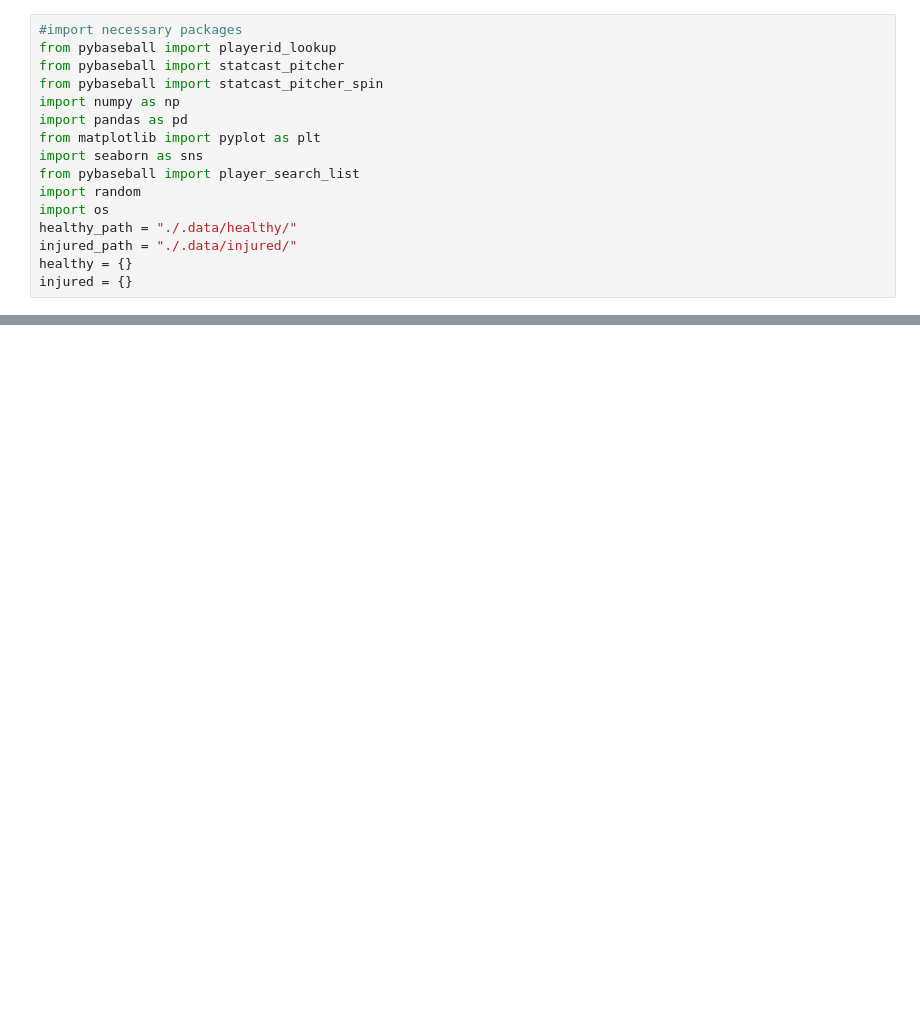
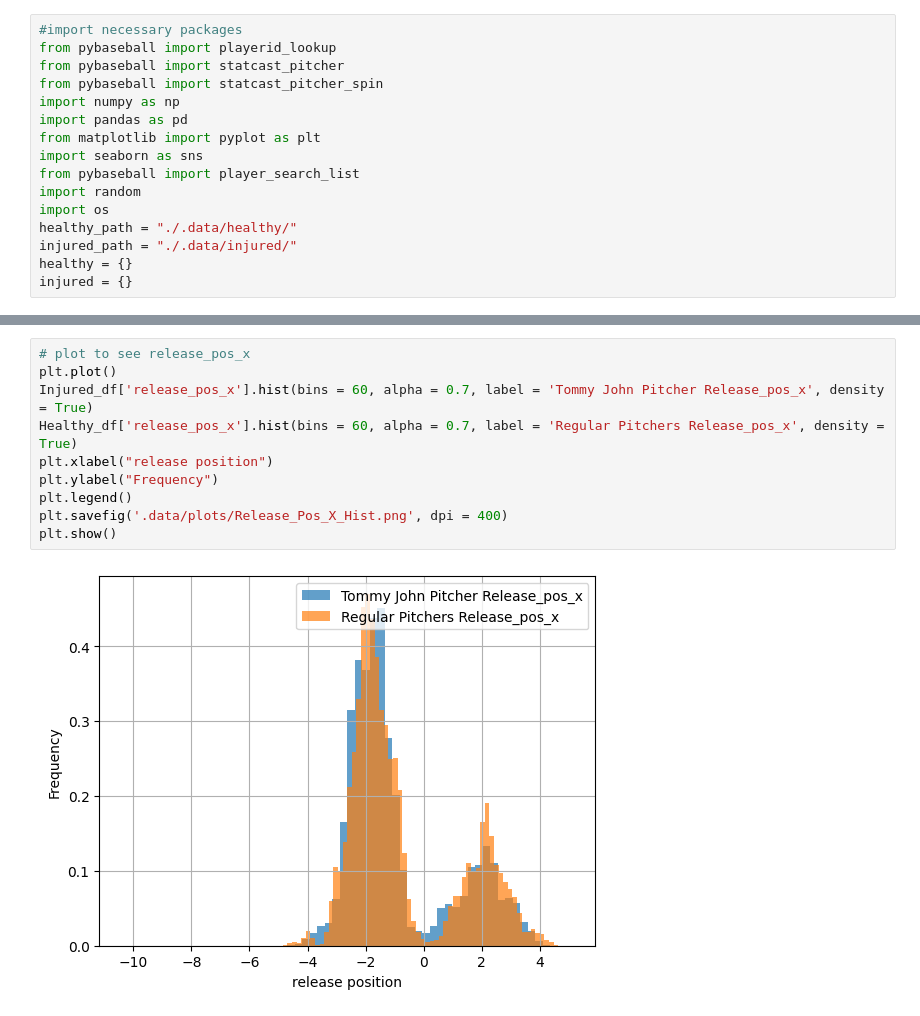
Before and after one commit to akankshb/tommy_john_surgery_modeling, a Jupyter notebook: EDA_notebook.ipynb, the cells around one changed output, grey strips where cells are left out. Saved outputs shown, nothing was run; the diff lists cells and outputs as text; blank space fills up the shorter version.

```diff
--- a/EDA_notebook.ipynb
+++ b/EDA_notebook.ipynb
@@ -115,0 +171,12 @@ print(Injured_df.shape)
+# %%
+# plot to see release_pos_x
+plt.plot()
+Injured_df['release_pos_x'].hist(bins = 60, alpha = 0.7, label = 'Tommy John Pitcher Release_pos_x', density = True)
+Healthy_df['release_pos_x'].hist(bins = 60, alpha = 0.7, label = 'Regular Pitchers Release_pos_x', density = True)
+plt.xlabel("release position")
+plt.ylabel("Frequency")
+plt.legend()
+plt.savefig('.data/plots/Release_Pos_X_Hist.png', dpi = 400)
+plt.show()
+# %% [output]
+[figure, added]
```
Also changed, not shown: parts of 25 cells of this notebook.
